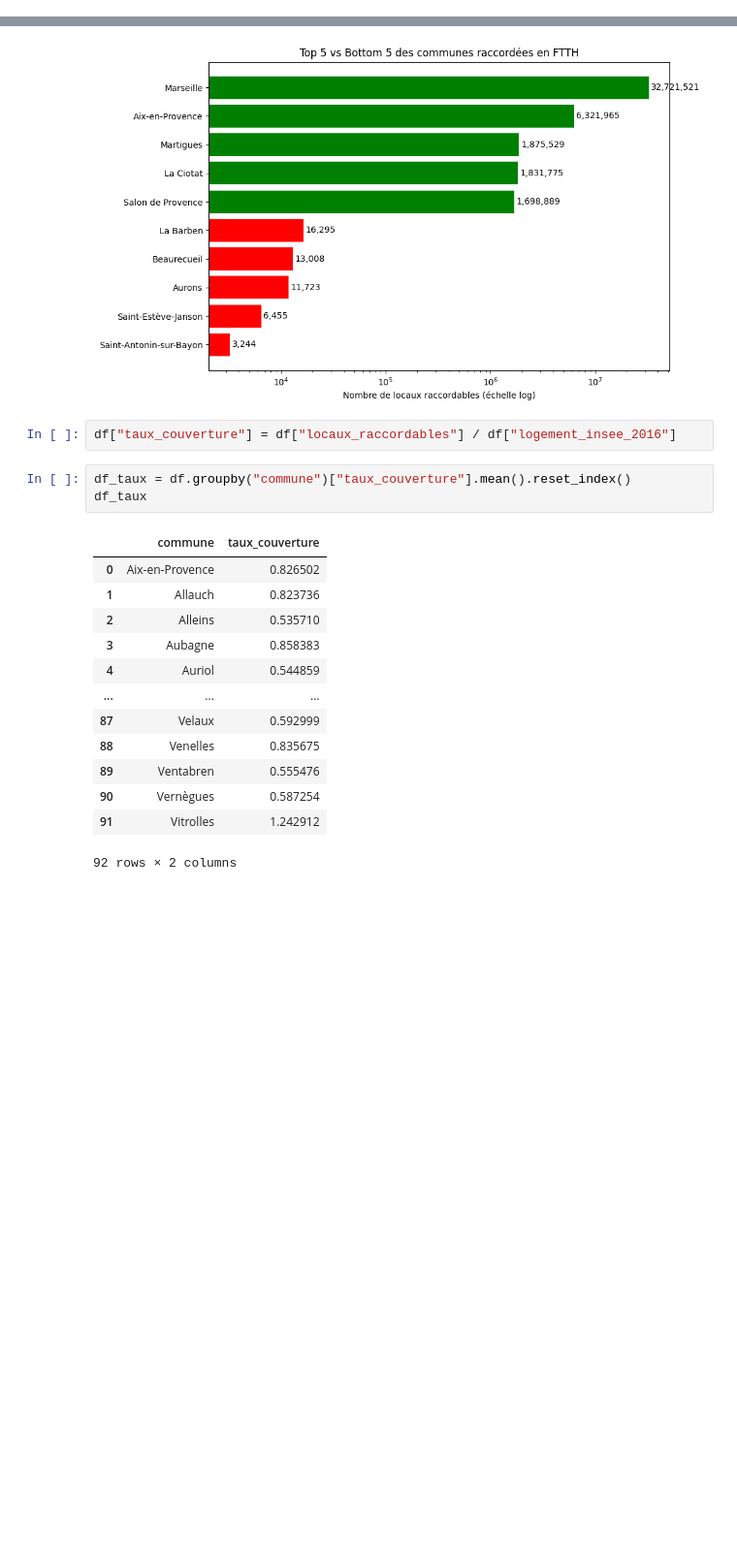
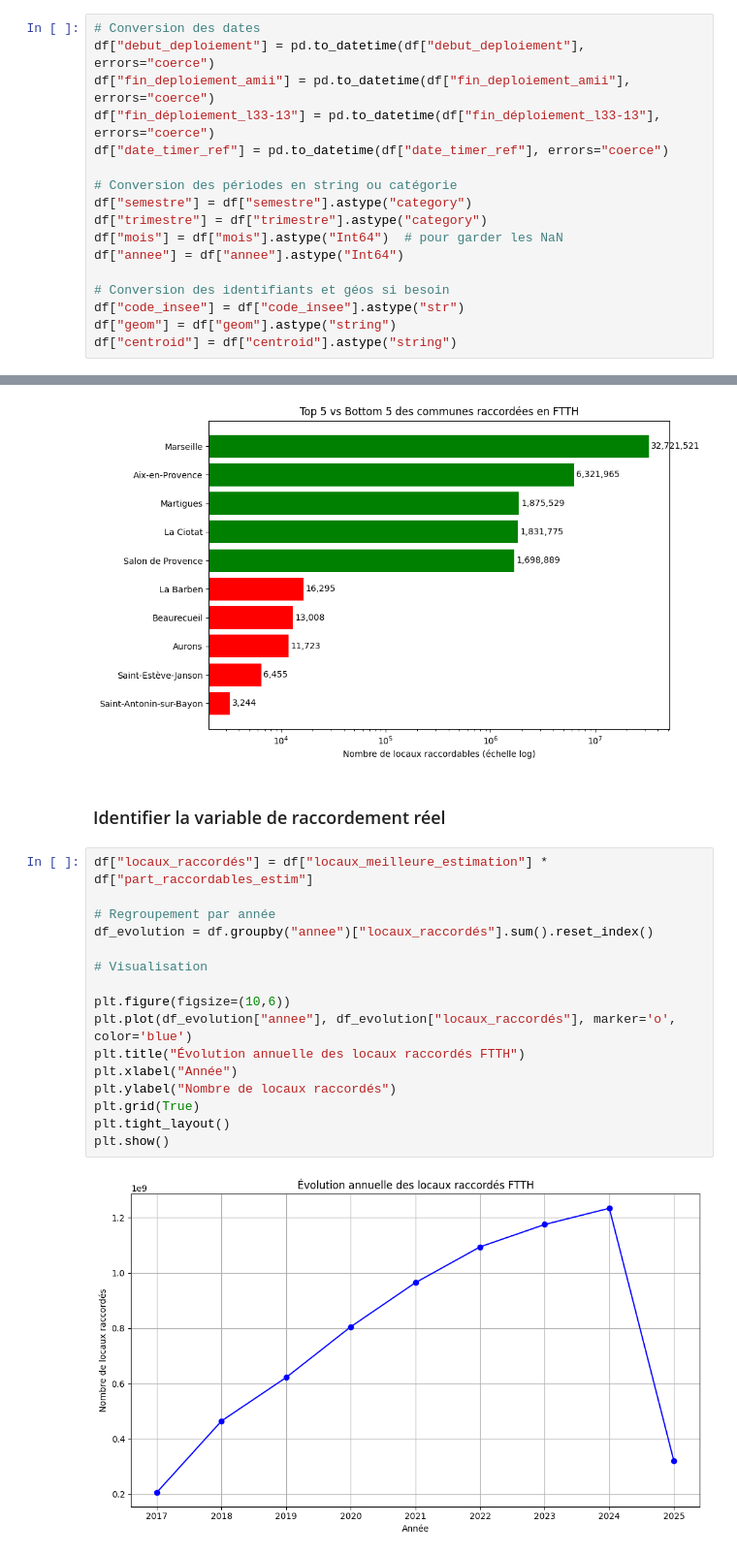
Before and after one commit to khelifaYacine/deployment_ftth_2017_2025-, a Jupyter notebook: Consultation_a.ipynb, the cells around one changed output, grey strips where cells are left out. Shown at 97% size. Cells and saved outputs as stored; diff of their text form; blank space fills up the shorter version.

Commit message:
Évolution annuelle des locaux raccordés FTTH

```diff
--- a/Consultation_a.ipynb
+++ b/Consultation_a.ipynb
@@ -167,3 +170,20 @@ array(['SFR', 'Orange', 'ARCEP'], dtype=object)
+# %%
+# Conversion des dates
+df["debut_deploiement"] = pd.to_datetime(df["debut_deploiement"], errors="coerce")
+df["fin_deploiement_amii"] = pd.to_datetime(df["fin_deploiement_amii"], errors="coerce")
+df["fin_déploiement_l33-13"] = pd.to_datetime(df["fin_déploiement_l33-13"], errors="coerce")
+df["date_timer_ref"] = pd.to_datetime(df["date_timer_ref"], errors="coerce")
+
+# Conversion des périodes en string ou catégorie
+df["semestre"] = df["semestre"].astype("category")
+df["trimestre"] = df["trimestre"].astype("category")
+df["mois"] = df["mois"].astype("Int64")  # pour garder les NaN
+df["annee"] = df["annee"].astype("Int64")
+
+# Conversion des identifiants et géos si besoin
+df["code_insee"] = df["code_insee"].astype("str")
+df["geom"] = df["geom"].astype("string")
+df["centroid"] = df["centroid"].astype("string")
 # %% [markdown]
 ## Data Visualisation
 # %%
@@ -239,22 +259,23 @@ plt.tight_layout()
 plt.show()
 # %% [output]
 [figure]
-# %%
-df["taux_couverture"] = df["locaux_raccordables"] / df["logement_insee_2016"]
-# %%
-df_taux = df.groupby("commune")["taux_couverture"].mean().reset_index()
-df_taux
-# %% [output]
-|  | commune | taux_couverture |
-| 0 | Aix-en-Provence | 0.826502 |
-| 1 | Allauch | 0.823736 |
-| 2 | Alleins | 0.535710 |
-| 3 | Aubagne | 0.858383 |
-| 4 | Auriol | 0.544859 |
-| ... | ... | ... |
-| 87 | Velaux | 0.592999 |
-| 88 | Venelles | 0.835675 |
-| 89 | Ventabren | 0.555476 |
-| 90 | Vernègues | 0.587254 |
-| 91 | Vitrolles | 1.242912 |
-92 rows × 2 columns
+# %% [markdown]
+### Identifier la variable de raccordement réel
+# %%
+df["locaux_raccordés"] = df["locaux_meilleure_estimation"] * df["part_raccordables_estim"]
+
+# Regroupement par année
+df_evolution = df.groupby("annee")["locaux_raccordés"].sum().reset_index()
+
+# Visualisation
+
+plt.figure(figsize=(10,6))
+plt.plot(df_evolution["annee"], df_evolution["locaux_raccordés"], marker='o', color='blue')
+plt.title("Évolution annuelle des locaux raccordés FTTH")
+plt.xlabel("Année")
+plt.ylabel("Nombre de locaux raccordés")
+plt.grid(True)
+plt.tight_layout()
+plt.show()
+# %% [output]
+[figure, added]
```
Also changed, not shown: parts of 1 cell of this notebook.
